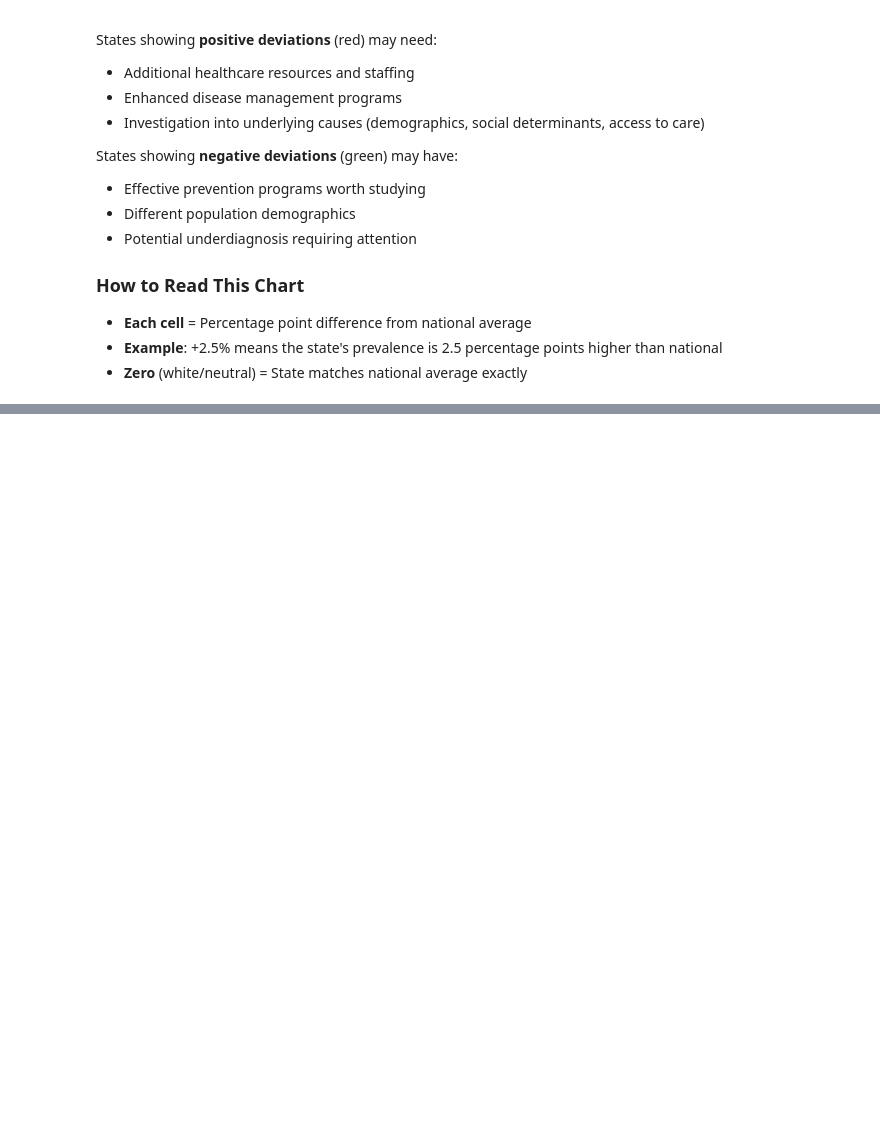
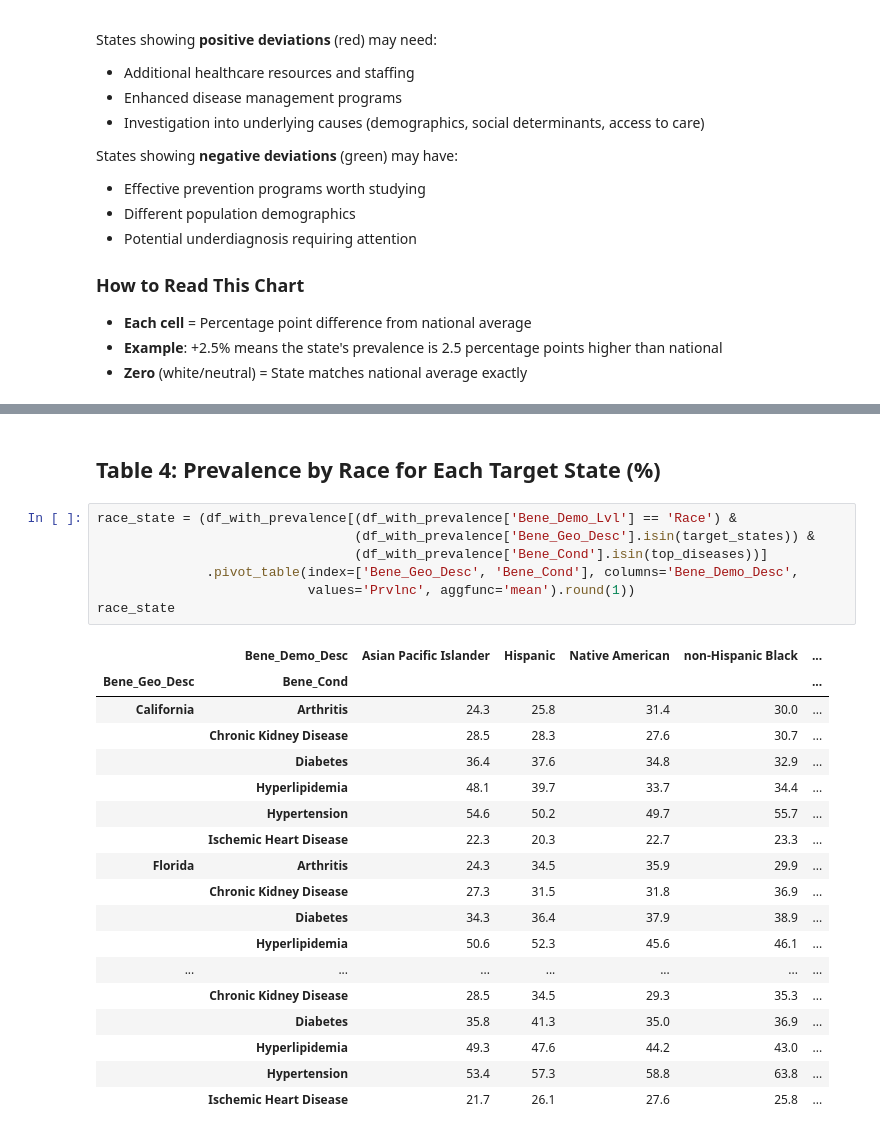
Before and after one commit to AmarachiNjoku/cms-chronic-disease-analysis, a Jupyter notebook: Amarachi Njoku_CMS Chronic diseas data analysis.ipynb, the cells around one changed output, grey strips where cells are left out. Saved outputs shown, nothing was run; the diff lists cells and outputs as text; blank space fills up the shorter version.

```diff
--- a/Amarachi Njoku_CMS Chronic diseas data analysis.ipynb
+++ b/Amarachi Njoku_CMS Chronic diseas data analysis.ipynb
@@ -732,0 +825,28 @@ Texas                  0.04
+# %% [markdown]
+## Table 4: Prevalence by Race for Each Target State (%)
+# %%
+race_state = (df_with_prevalence[(df_with_prevalence['Bene_Demo_Lvl'] == 'Race') &
+                                 (df_with_prevalence['Bene_Geo_Desc'].isin(target_states)) &
+                                 (df_with_prevalence['Bene_Cond'].isin(top_diseases))]
+              .pivot_table(index=['Bene_Geo_Desc', 'Bene_Cond'], columns='Bene_Demo_Desc',
+                           values='Prvlnc', aggfunc='mean').round(1))
+race_state
+# %% [output]
+|  | Bene_Demo_Desc | Asian Pacific Islander | Hispanic | Native American | non-Hispanic Black | ... |
+| Bene_Geo_Desc | Bene_Cond |  |  |  |  | ... |
+| California | Arthritis | 24.3 | 25.8 | 31.4 | 30.0 | ... |
+|  | Chronic Kidney Disease | 28.5 | 28.3 | 27.6 | 30.7 | ... |
+|  | Diabetes | 36.4 | 37.6 | 34.8 | 32.9 | ... |
+|  | Hyperlipidemia | 48.1 | 39.7 | 33.7 | 34.4 | ... |
+|  | Hypertension | 54.6 | 50.2 | 49.7 | 55.7 | ... |
+|  | Ischemic Heart Disease | 22.3 | 20.3 | 22.7 | 23.3 | ... |
+| Florida | Arthritis | 24.3 | 34.5 | 35.9 | 29.9 | ... |
+|  | Chronic Kidney Disease | 27.3 | 31.5 | 31.8 | 36.9 | ... |
+|  | Diabetes | 34.3 | 36.4 | 37.9 | 38.9 | ... |
+|  | Hyperlipidemia | 50.6 | 52.3 | 45.6 | 46.1 | ... |
+| ... | ... | ... | ... | ... | ... | ... |
+|  | Chronic Kidney Disease | 28.5 | 34.5 | 29.3 | 35.3 | ... |
+|  | Diabetes | 35.8 | 41.3 | 35.0 | 36.9 | ... |
+|  | Hyperlipidemia | 49.3 | 47.6 | 44.2 | 43.0 | ... |
+|  | Hypertension | 53.4 | 57.3 | 58.8 | 63.8 | ... |
+|  | Ischemic Heart Disease | 21.7 | 26.1 | 27.6 | 25.8 | ... |
```
Also changed, not shown: parts of 21 cells of this notebook.
